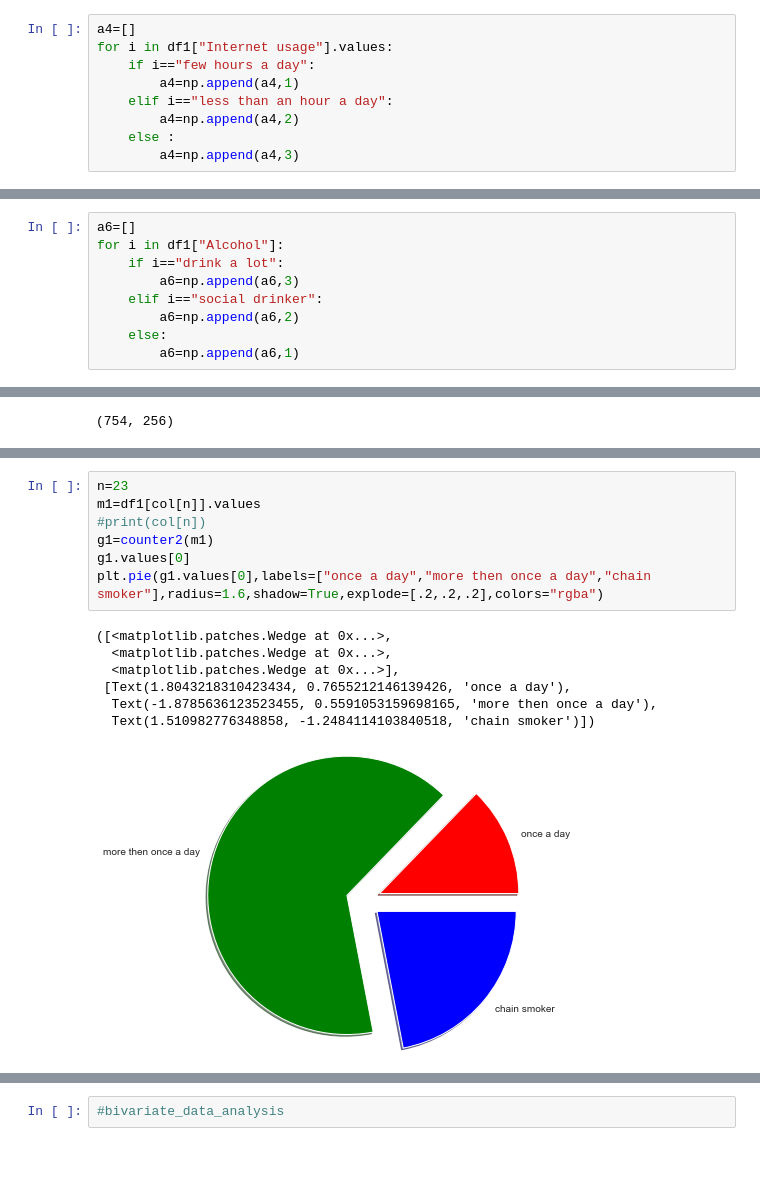
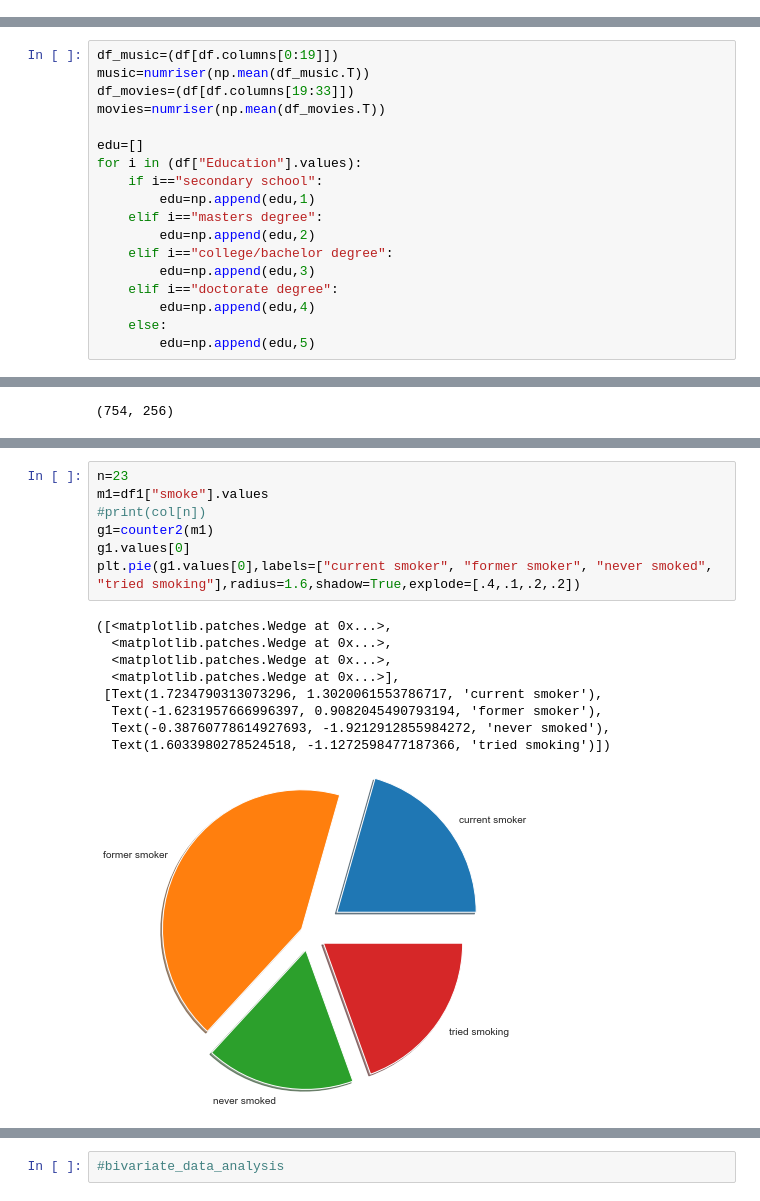
Before and after one commit to sudhanshuranjansr/Human_Happiness_index, a Jupyter notebook: master_project_1.0.ipynb, the cells around one changed output, grey strips where cells are left out. Cells and saved outputs as stored; diff of their text form; blank space fills up the shorter version.

```diff
--- a/master_project_1.0.ipynb
+++ b/master_project_1.0.ipynb
@@ -163,9 +138,0 @@ for i in df1["Village - town"].values:
-# %%
-a4=[]
-for i in df1["Internet usage"].values:
-    if i=="few hours a day":
-        a4=np.append(a4,1)
-    elif i=="less than an hour a day":
-        a4=np.append(a4,2)
-    else :
-        a4=np.append(a4,3)
@@ -183,9 +138,0 @@ for i in df1["Smoking"].values:
-# %%
-a6=[]
-for i in df1["Alcohol"]:
-    if i=="drink a lot":
-        a6=np.append(a6,3)
-    elif i=="social drinker":
-        a6=np.append(a6,2)
-    else:
-        a6=np.append(a6,1)
@@ -220,0 +139,18 @@ df1=df1.drop(["Height","Weight","Age","Gender","Only child","Internet usage","Sm
+# %%
+df_music=(df[df.columns[0:19]])
+music=numriser(np.mean(df_music.T))
+df_movies=(df[df.columns[19:33]])
+movies=numriser(np.mean(df_movies.T))
+
+edu=[]
+for i in (df["Education"].values):
+    if i=="secondary school":
+        edu=np.append(edu,1)
+    elif i=="masters degree":
+        edu=np.append(edu,2)
+    elif i=="college/bachelor degree":
+        edu=np.append(edu,3)
+    elif i=="doctorate degree":
+        edu=np.append(edu,4)
+    else:
+        edu=np.append(edu,5)
@@ -320,15 +359,17 @@ plt.pie(g1,labels=["more_than_one_child","only_child"],radius=1.6,shadow=True,ex
 # %%
 n=23
-m1=df1[col[n]].values
+m1=df1["smoke"].values
 #print(col[n])
 g1=counter2(m1)
 g1.values[0]
-plt.pie(g1.values[0],labels=["once a day","more then once a day","chain smoker"],radius=1.6,shadow=True,explode=[.2,.2,.2],colors="rgba")
+plt.pie(g1.values[0],labels=["current smoker", "former smoker", "never smoked", "tried smoking"],radius=1.6,shadow=True,explode=[.4,.1,.2,.2])
 # %% [output]
 ([<matplotlib.patches.Wedge at 0x...>,
   <matplotlib.patches.Wedge at 0x...>,
+  <matplotlib.patches.Wedge at 0x...>,
   <matplotlib.patches.Wedge at 0x...>],
- [Text(1.8043218310423434, 0.7655212146139426, 'once a day'),
-  Text(-1.8785636123523455, 0.5591053159698165, 'more then once a day'),
-  Text(1.510982776348858, -1.2484114103840518, 'chain smoker')])
+ [Text(1.7234790313073296, 1.3020061553786717, 'current smoker'),
+  Text(-1.6231957666996397, 0.9082045490793194, 'former smoker'),
+  Text(-0.38760778614927693, -1.9212912855984272, 'never smoked'),
+  Text(1.6033980278524518, -1.1272598477187366, 'tried smoking')])
-[figure, old version]
+[figure, new version]
```
Also changed, not shown: parts of 37 cells of this notebook.
